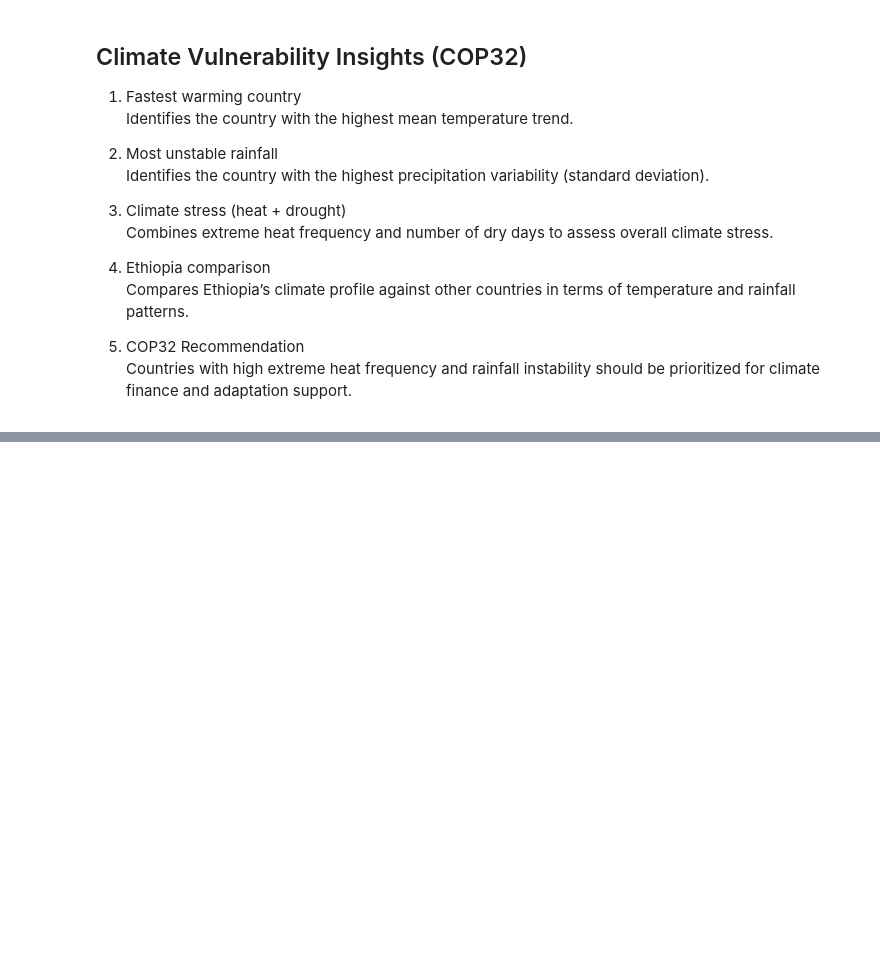
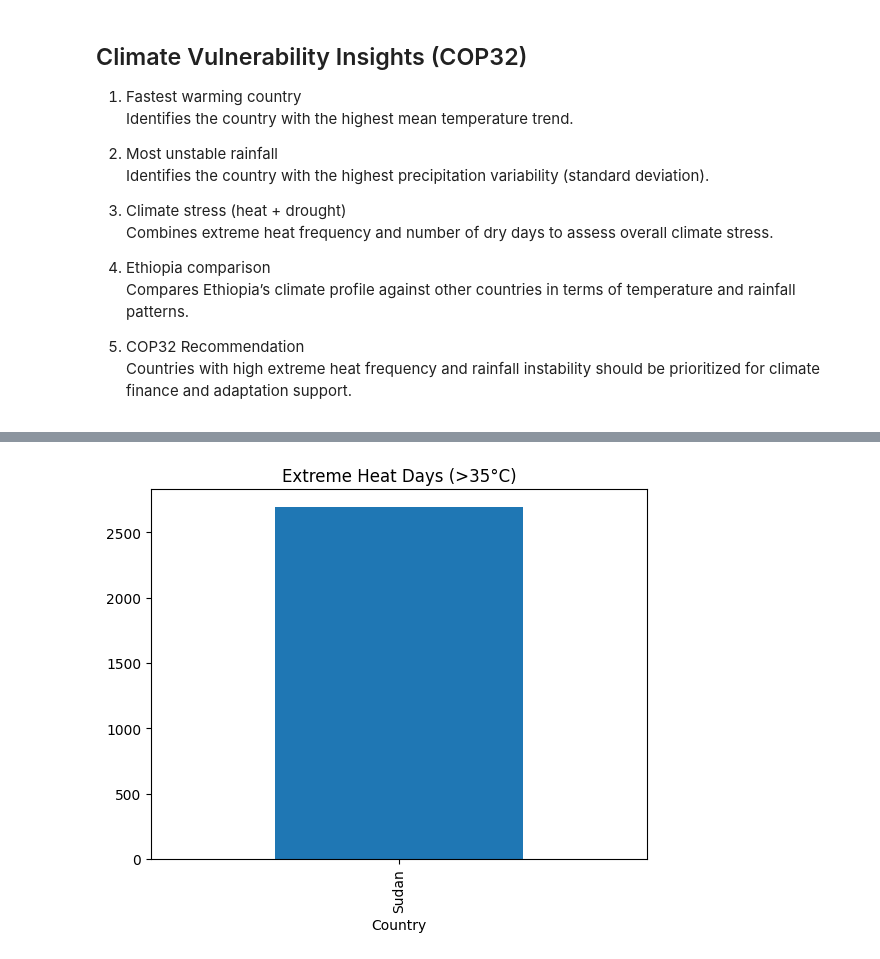
Before and after one commit to hawaebrahimhamid-png/climate-challenge-week0, a Jupyter notebook: notebooks/compare_countries.ipynb, the cells around one changed output, grey strips where cells are left out. Saved outputs shown, nothing was run; the diff lists cells and outputs as text; code cells hidden in the pictures; blank space fills up the shorter version.

```diff
--- a/notebooks/compare_countries.ipynb
+++ b/notebooks/compare_countries.ipynb
@@ -151,0 +205,7 @@ ranking
+# %%
+heat = df[df["T2M_MAX"] > 35].groupby("Country").size()
+
+heat.plot(kind="bar", title="Extreme Heat Days (>35°C)")
+plt.show()
+# %% [output]
+[figure, added]
```
Also changed, not shown: parts of 17 cells of this notebook.
